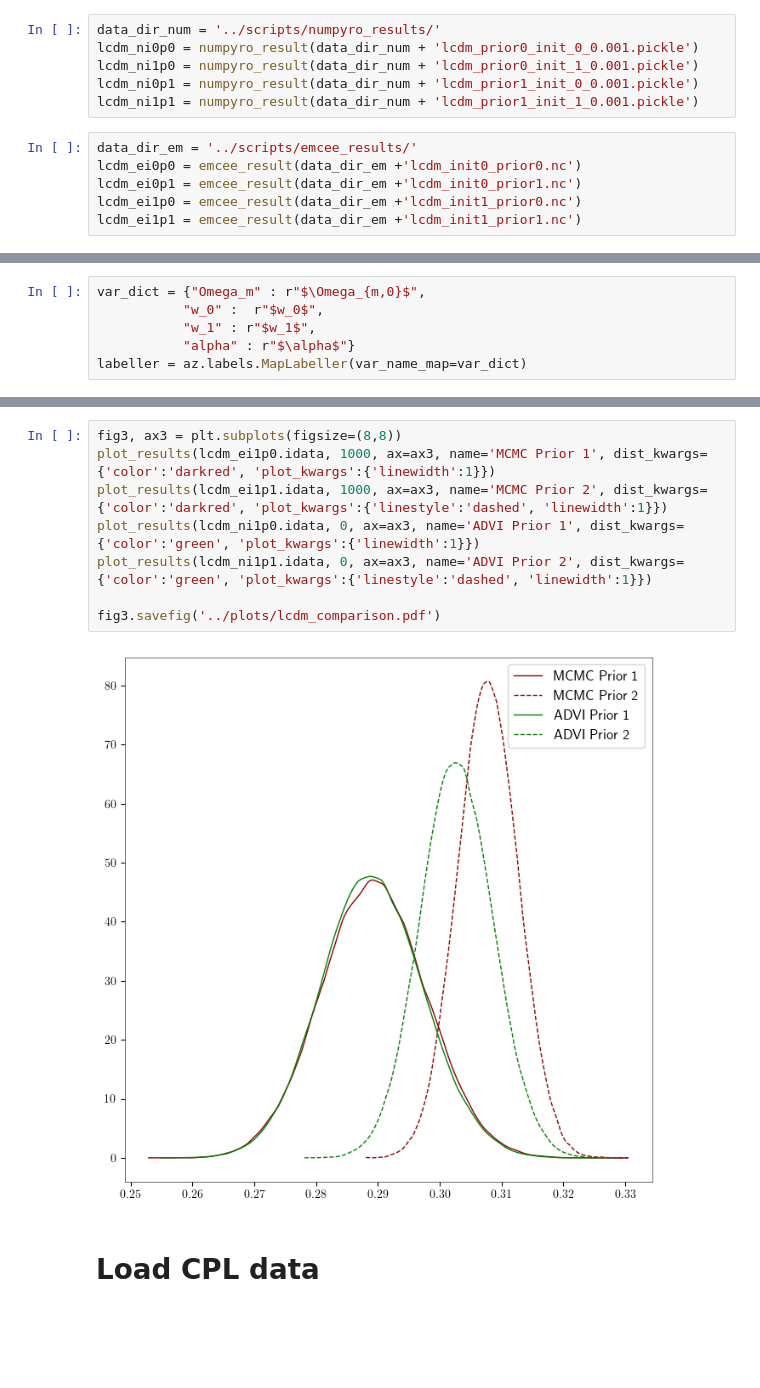
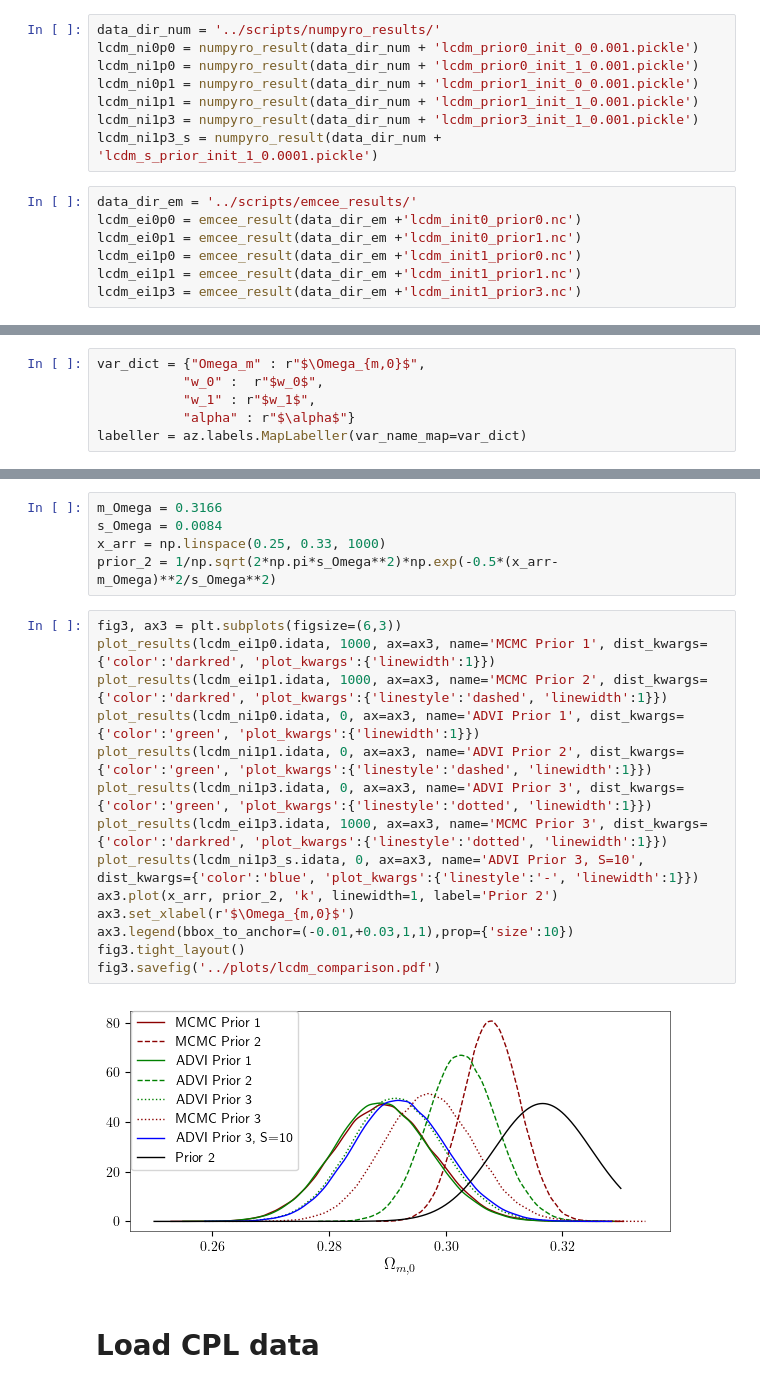
Before and after one commit to jakobk123/SN1a, a Jupyter notebook: notebooks/evaluation.ipynb, the cells around one changed output, grey strips where cells are left out. Cells and saved outputs as stored; diff of their text form; blank space fills up the shorter version.

```diff
--- a/notebooks/evaluation.ipynb
+++ b/notebooks/evaluation.ipynb
@@ -117,9 +164,12 @@ lcdm_ni0p0 = numpyro_result(data_dir_num + 'lcdm_prior0_init_0_0.001.pickle')
 lcdm_ni1p0 = numpyro_result(data_dir_num + 'lcdm_prior0_init_1_0.001.pickle')
 lcdm_ni0p1 = numpyro_result(data_dir_num + 'lcdm_prior1_init_0_0.001.pickle')
 lcdm_ni1p1 = numpyro_result(data_dir_num + 'lcdm_prior1_init_1_0.001.pickle')
+lcdm_ni1p3 = numpyro_result(data_dir_num + 'lcdm_prior3_init_1_0.001.pickle')
+lcdm_ni1p3_s = numpyro_result(data_dir_num + 'lcdm_s_prior_init_1_0.0001.pickle')
 # %%
 data_dir_em = '../scripts/emcee_results/'
 lcdm_ei0p0 = emcee_result(data_dir_em +'lcdm_init0_prior0.nc')
 lcdm_ei0p1 = emcee_result(data_dir_em +'lcdm_init0_prior1.nc')
 lcdm_ei1p0 = emcee_result(data_dir_em +'lcdm_init1_prior0.nc')
 lcdm_ei1p1 = emcee_result(data_dir_em +'lcdm_init1_prior1.nc')
+lcdm_ei1p3 = emcee_result(data_dir_em +'lcdm_init1_prior3.nc')
@@ -209,13 +330,24 @@ fig2.savefig('../plots/numypro_lcdm_convergence.pdf')
+# %%
+m_Omega = 0.3166
+s_Omega = 0.0084
+x_arr = np.linspace(0.25, 0.33, 1000)
+prior_2 = 1/np.sqrt(2*np.pi*s_Omega**2)*np.exp(-0.5*(x_arr-m_Omega)**2/s_Omega**2)
 # %%
-fig3, ax3 = plt.subplots(figsize=(8,8))
+fig3, ax3 = plt.subplots(figsize=(6,3))
 plot_results(lcdm_ei1p0.idata, 1000, ax=ax3, name='MCMC Prior 1', dist_kwargs={'color':'darkred', 'plot_kwargs':{'linewidth':1}})
 plot_results(lcdm_ei1p1.idata, 1000, ax=ax3, name='MCMC Prior 2', dist_kwargs={'color':'darkred', 'plot_kwargs':{'linestyle':'dashed', 'linewidth':1}})
 plot_results(lcdm_ni1p0.idata, 0, ax=ax3, name='ADVI Prior 1', dist_kwargs={'color':'green', 'plot_kwargs':{'linewidth':1}})
 plot_results(lcdm_ni1p1.idata, 0, ax=ax3, name='ADVI Prior 2', dist_kwargs={'color':'green', 'plot_kwargs':{'linestyle':'dashed', 'linewidth':1}})
-
+plot_results(lcdm_ni1p3.idata, 0, ax=ax3, name='ADVI Prior 3', dist_kwargs={'color':'green', 'plot_kwargs':{'linestyle':'dotted', 'linewidth':1}})
+plot_results(lcdm_ei1p3.idata, 1000, ax=ax3, name='MCMC Prior 3', dist_kwargs={'color':'darkred', 'plot_kwargs':{'linestyle':'dotted', 'linewidth':1}})
+plot_results(lcdm_ni1p3_s.idata, 0, ax=ax3, name='ADVI Prior 3, S=10', dist_kwargs={'color':'blue', 'plot_kwargs':{'linestyle':'-', 'linewidth':1}})
+ax3.plot(x_arr, prior_2, 'k', linewidth=1, label='Prior 2')
+ax3.set_xlabel(r'$\Omega_{m,0}$')
+ax3.legend(bbox_to_anchor=(-0.01,+0.03,1,1),prop={'size':10})
+fig3.tight_layout()
 fig3.savefig('../plots/lcdm_comparison.pdf')
 # %% [output]
-[figure, old version]
+[figure, new version]
 # %% [markdown]
 # Load CPL data
 # %%
```
Also changed, not shown: parts of 20 cells of this notebook, 4 other files.
